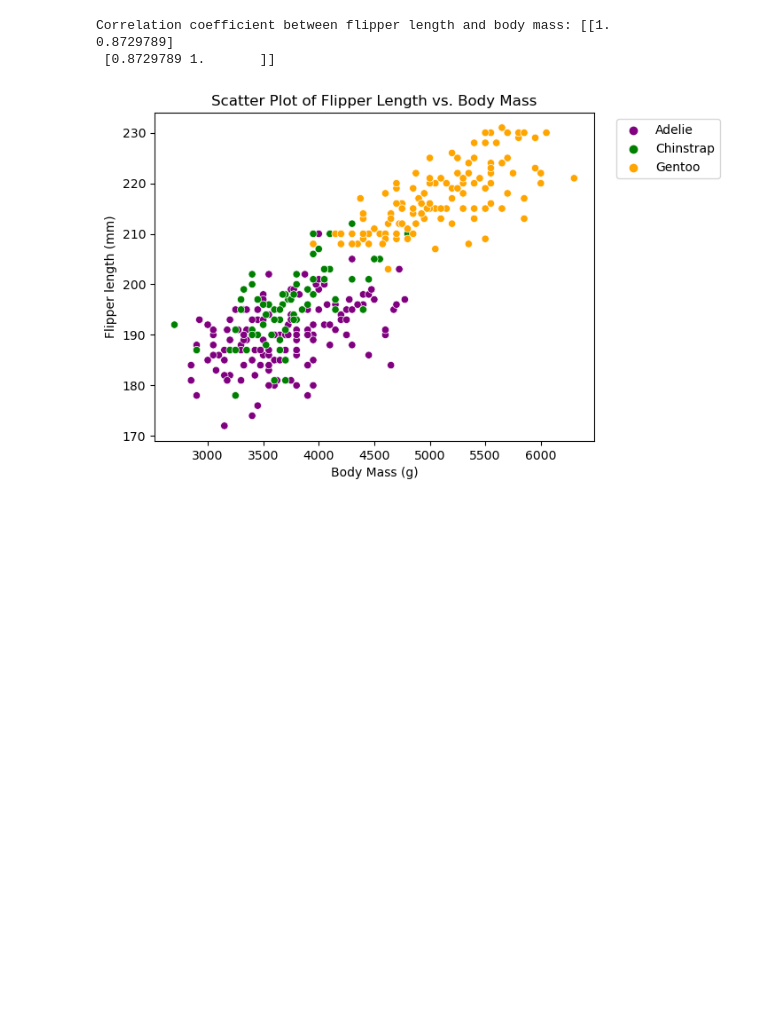
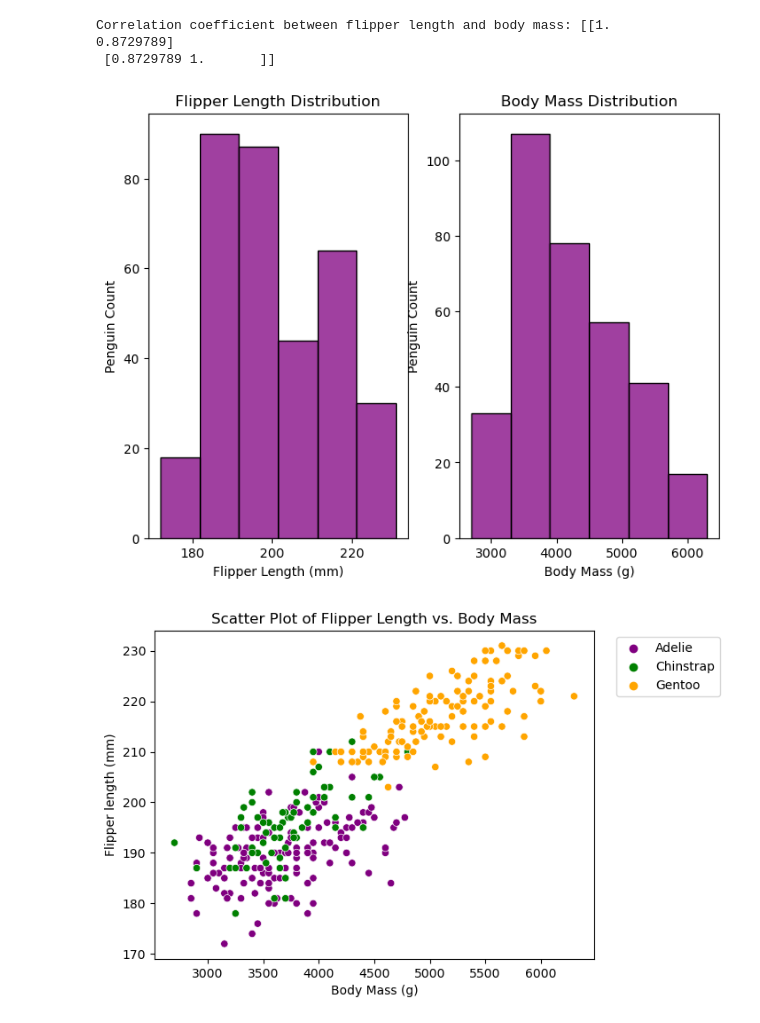
Before and after one commit to Grainne10/myproject, a Jupyter notebook: penguins.ipynb, the cells around one changed output. Cells and saved outputs as stored; diff of their text form; code cells hidden in the pictures; blank space fills up the shorter version.

Commit message:
Add histograms to file

```diff
--- a/penguins.ipynb
+++ b/penguins.ipynb
@@ -283,6 +283,25 @@ print("Correlation coefficient between flipper length and body mass:", correlati
 # %% [output]
 Correlation coefficient between flipper length and body mass: [[1.        0.8729789]
  [0.8729789 1.       ]]
+# %%
+fig, axs = plt.subplots(1, 2, figsize=(8, 6))
+
+# We can plot two histograms next to each other,
+# this is a good visual representation of the two variables side by side. It shows a similar distribution
+sns.histplot(df, x='flipper_length_mm', ax=axs[0], bins=6, )
+axs[0].set_title('Flipper Length Distribution')
+axs[0].set_xlabel('Flipper Length (mm)')
+axs[0].set_ylabel('Penguin Count')
+
+sns.histplot(df, x='body_mass_g', ax=axs[1], bins=6, )
+axs[1].set_title('Body Mass Distribution')
+axs[1].set_xlabel('Body Mass (g)')
+axs[1].set_ylabel('Penguin Count')
+
+plt.savefig('Histograms of Flipper length vs Body Mass of Penguin Species')
+plt.show()
+# %% [output]
+[figure, added]
 # %%
 # A scatterplot is a graph of the paired data with a horizontal x axis and vertical y axis.
 # Each individual pair is plotted as a single point and we can see if the value of x tends to increase as y increases.
```
Also changed, not shown: parts of 2 cells of this notebook, 1 other file.
